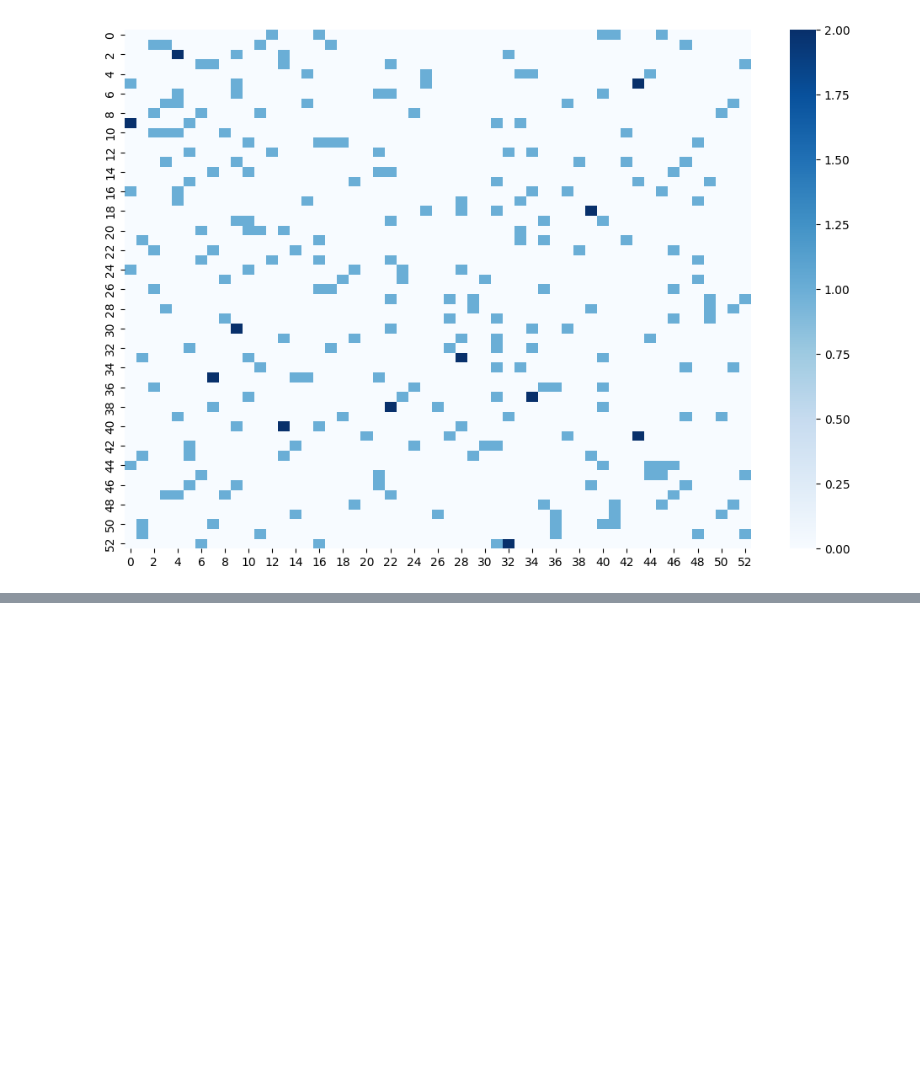
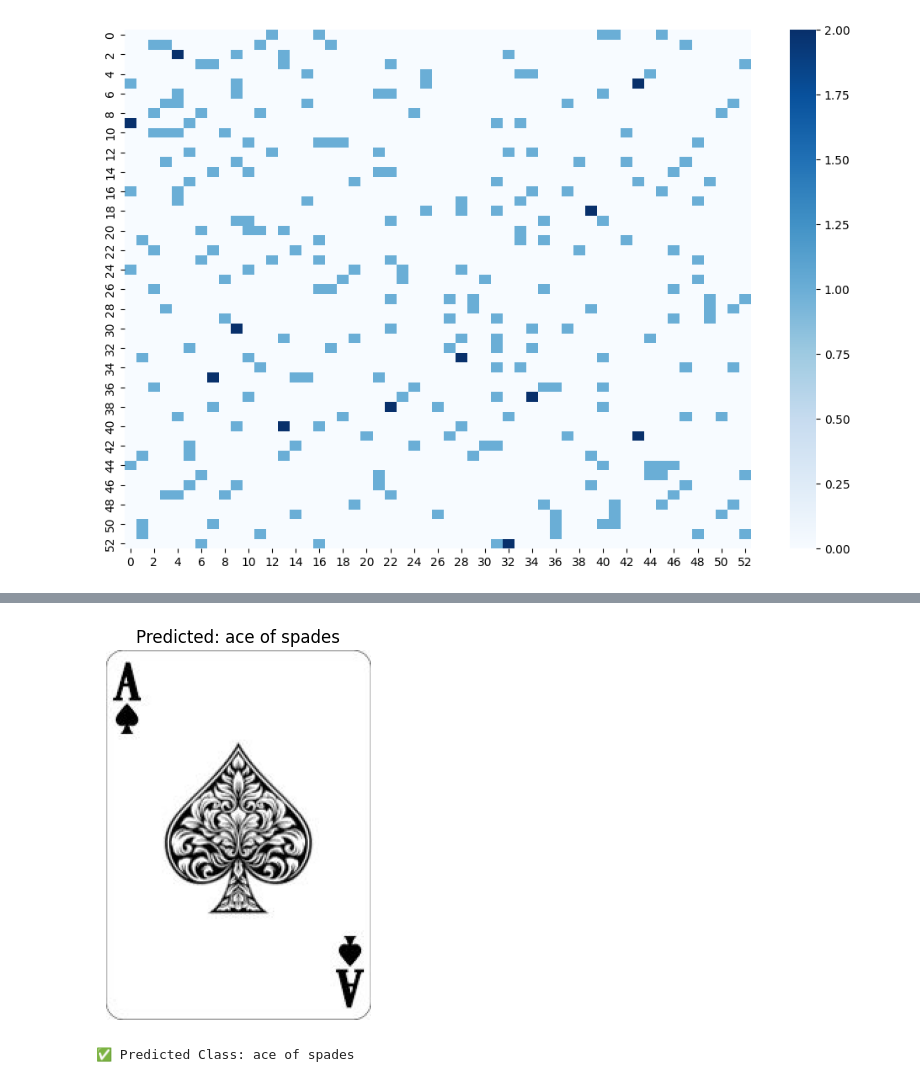
Before and after one commit to DevBatra05/DeepLearningLab, a Jupyter notebook: Lab_4.ipynb, the cells around one changed output, grey strips where cells are left out. Cells and saved outputs as stored; diff of their text form; code cells hidden in the pictures; blank space fills up the shorter version.

```diff
--- a/Lab_4.ipynb
+++ b/Lab_4.ipynb
@@ -247,0 +254,18 @@ eight of diamonds       0.00      0.00      0.00         5
+# %%
+import numpy as np
+from tensorflow.keras.preprocessing import image
+
+# Get uploaded filename
+img_path = list(uploaded.keys())[0]
+
+# Load and preprocess image
+img = image.load_img(img_path, target_size=(224,224))   # (260,260) if you used EfficientNet with that size
+img_array = image.img_to_array(img)
+img_array = np.expand_dims(img_array, axis=0) / 255.0
+
+# Prediction
+pred = model.predict(img_array)
+class_idx = np.argmax(pred)
+class_label = list(train_generator.class_indices.keys())[class_idx]
+
+print("Predicted Class:", class_label)
@@ -247,0 +275,28 @@ eight of diamonds       0.00      0.00      0.00         5
+# %%
+from google.colab import files
+import matplotlib.pyplot as plt
+import numpy as np
+from tensorflow.keras.preprocessing import image
+
+# Step 1: Upload the file
+uploaded = files.upload()
+img_path = list(uploaded.keys())[0]
+
+# Step 2: Load and preprocess the image
+img = image.load_img(img_path, target_size=(224,224))   # Use (260,260) if EfficientNet with that size
+img_array = image.img_to_array(img)
+img_array = np.expand_dims(img_array, axis=0) / 255.0
+
+# Step 3: Make prediction
+pred = model.predict(img_array)
+class_idx = np.argmax(pred)
+class_label = list(train_generator.class_indices.keys())[class_idx]
+
+# Step 4: Show image with predicted label
+plt.imshow(image.load_img(img_path))
+plt.title(f"Predicted: {class_label}")
+plt.axis("off")
+plt.show()
+
+print("✅ Predicted Class:", class_label)
+# %% [output]
@@ -247,0 +306,2 @@ eight of diamonds       0.00      0.00      0.00         5
+[figure, added]
+✅ Predicted Class: ace of spades
```
Also changed, not shown: parts of 7 cells of this notebook.
